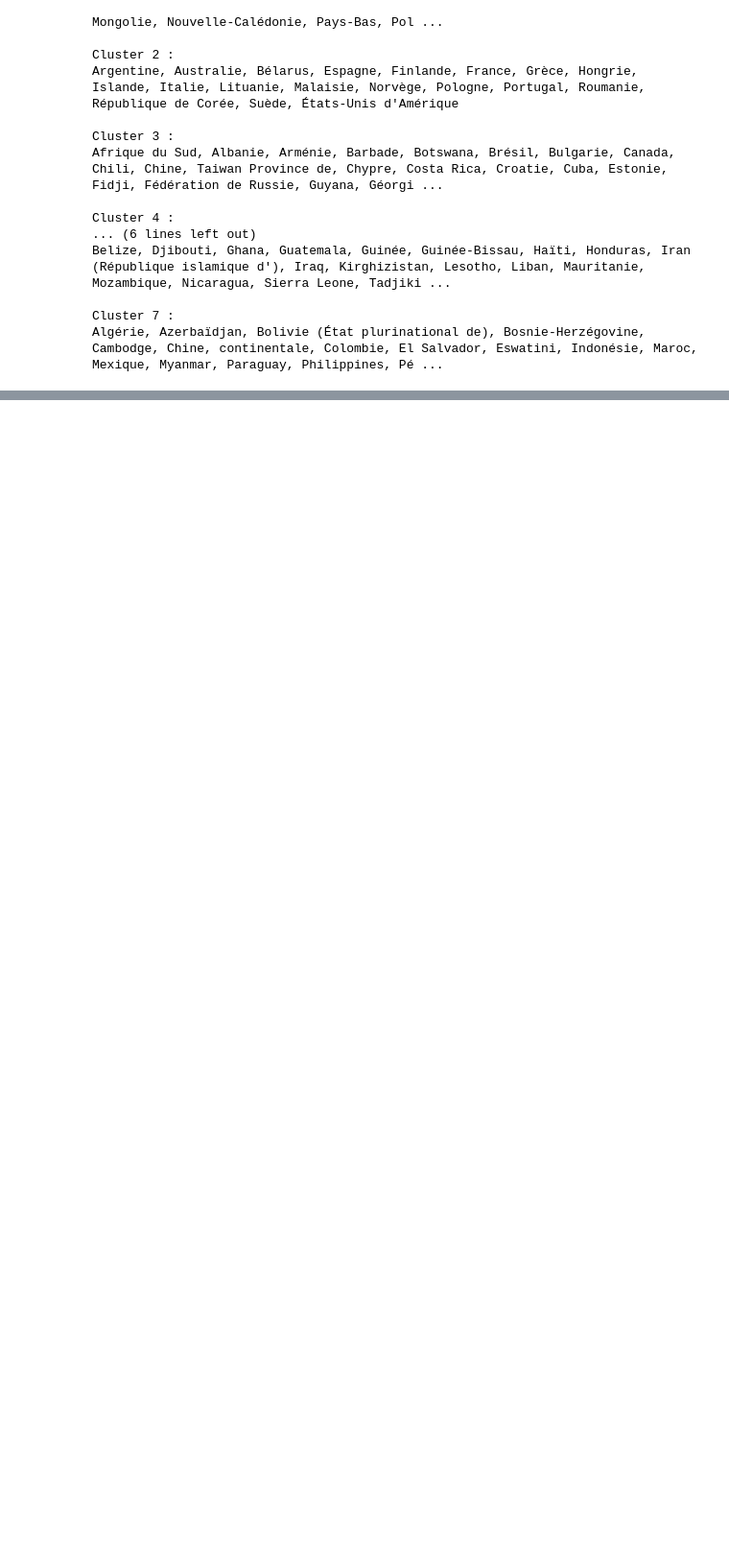
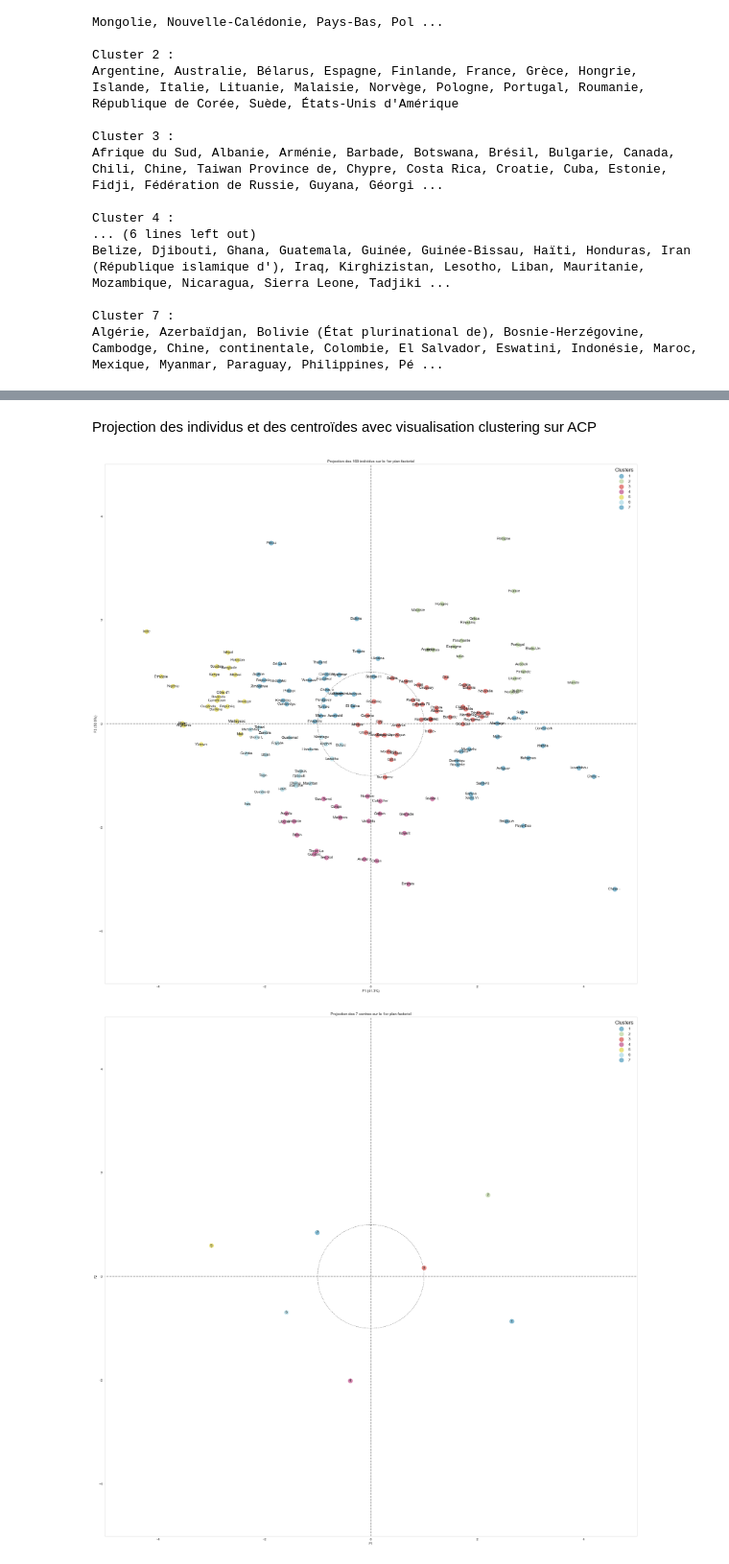
Before and after one commit to dumbor/P9_Produisez-une-etude-de-marche, a Jupyter notebook: Produisez une étude de marché.ipynb, the cells around one changed output, grey strips where cells are left out. Shown at 96% size. Saved outputs shown, nothing was run; the diff lists cells and outputs as text; code cells hidden in the pictures; blank space fills up the shorter version.

```diff
--- a/Produisez une étude de marché.ipynb
+++ b/Produisez une étude de marché.ipynb
@@ -2124,0 +1961,3 @@ Avec 7 clusters, les branches sont assez longues de chaque arbre.
+# %%
+centroid=final_df.groupby(by=["ACP"], as_index=False).agg({'F1':'mean','F2':"mean"}) #si 4 composantes {'F1':'mean','F2':"mean",'F3':'mean','F4':"mean"})
+centroid
@@ -2124,0 +1973,9 @@ Avec 7 clusters, les branches sont assez longues de chaque arbre.
+# %% [markdown]
+Projection des individus et des centroïdes avec visualisation clustering sur ACP
+# %%
+display_factorial_planes(X_projected=res2_pca, n_comp=n_components, pca=model2_pca, axis_ranks=[(0,1)],  alpha = 0.5, illustrative_var=main_df.ACP, title_type='individus',title_nb_of_indiv=res2_pca.shape[0],labels=main_df.index)
+
+display_factorial_planes(X_projected=centroid.to_numpy(), n_comp=5, axis_ranks=[(1,2)], alpha = 0.5, illustrative_var=centroid.ACP, title_type='centres',title_nb_of_indiv=centroid.shape[0],labels=centroid.index+1)
+# %% [output]
+[figure, new version]
+[figure, new version]
```
Also changed, not shown: parts of 97 cells of this notebook, 6 other files.
